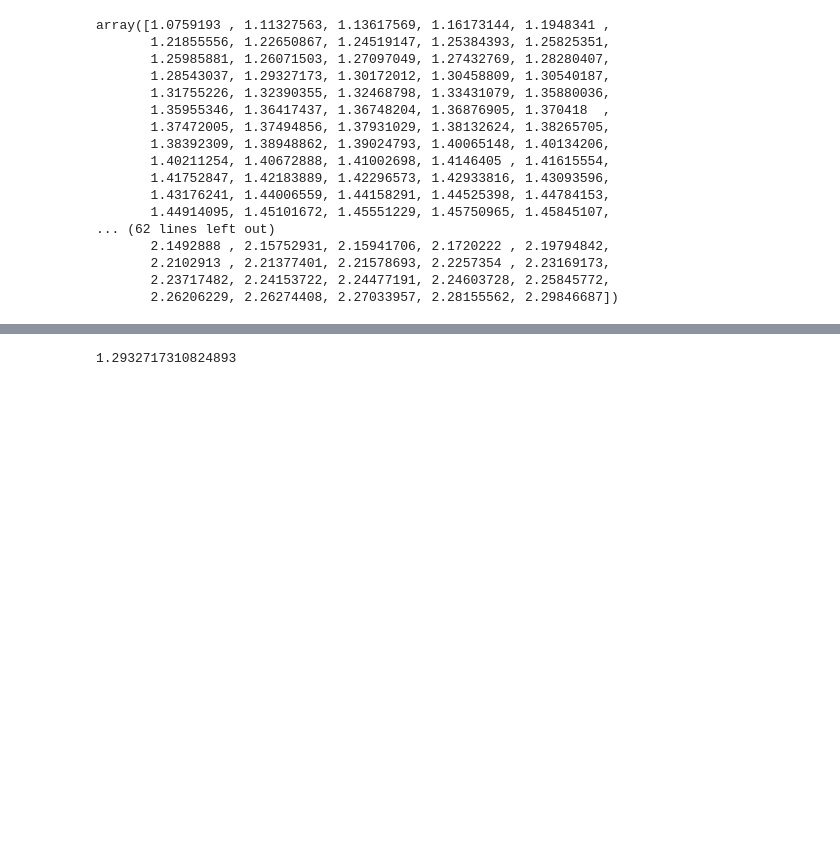
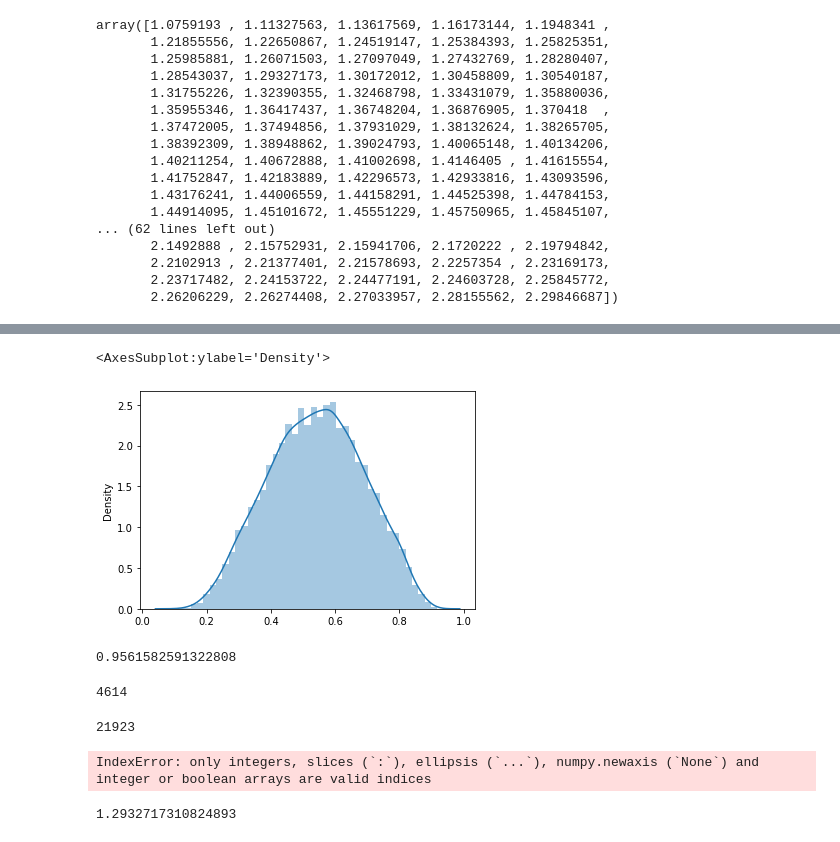
Before and after one commit to GJiananChen/ReCoV, a Jupyter notebook: stats.ipynb, the cells around one changed output, grey strips where cells are left out. Drawn from its saved outputs; the diff is of its cells as text; code cells hidden in the pictures; blank space fills up the shorter version.

```diff
--- a/stats.ipynb
+++ b/stats.ipynb
@@ -100,0 +138,24 @@ array([1.0759193 , 1.11327563, 1.13617569, 1.16173144, 1.1948341 ,
+# %%
+MEM = []
+for runs in range(10000):
+    memory = 0
+    for i in range(20):
+        n = np.random.rand()
+        if n<=0.5:
+            like = 0.07*np.random.randn() + 0.88
+        else:
+            like = 0.1*np.random.randn() + 0.2
+        memory = 0.3*like + 0.7*memory
+    MEM.append(memory)
+sns.distplot(MEM)
+# %% [output]
+<AxesSubplot:ylabel='Density'>
+[figure, added]
+# %%
+0.05*np.random.randn() + 0.9
+# %% [output]
+0.9561582591322808
+# %%
+len(np.where(data<=0.25)[0])
+# %% [output]
+4614
@@ -101,3 +166,11 @@ array([1.0759193 , 1.11327563, 1.13617569, 1.16173144, 1.1948341 ,
+# %%
+len(np.where(memory<=0.5)[0])
+# %% [output]
+21923
+# %%
+data[cln]
+# %% [output]
+IndexError: only integers, slices (`:`), ellipsis (`...`), numpy.newaxis (`None`) and integer or boolean arrays are valid indices
 # %%
 data[154]
 # %% [output]
```
Also changed, not shown: parts of 4 cells of this notebook, 5 other files.
